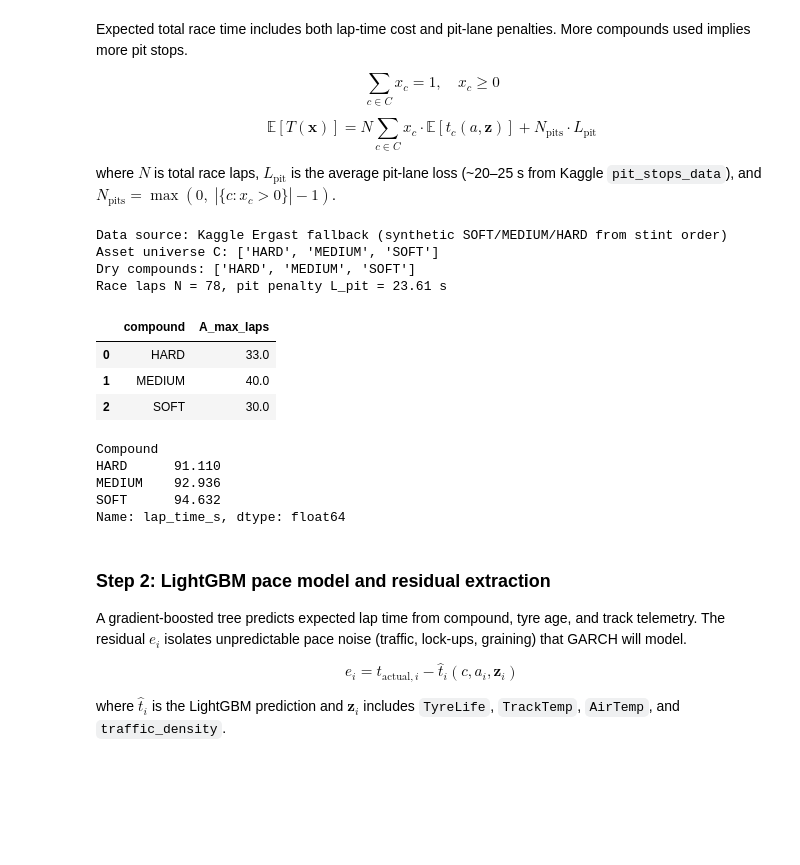
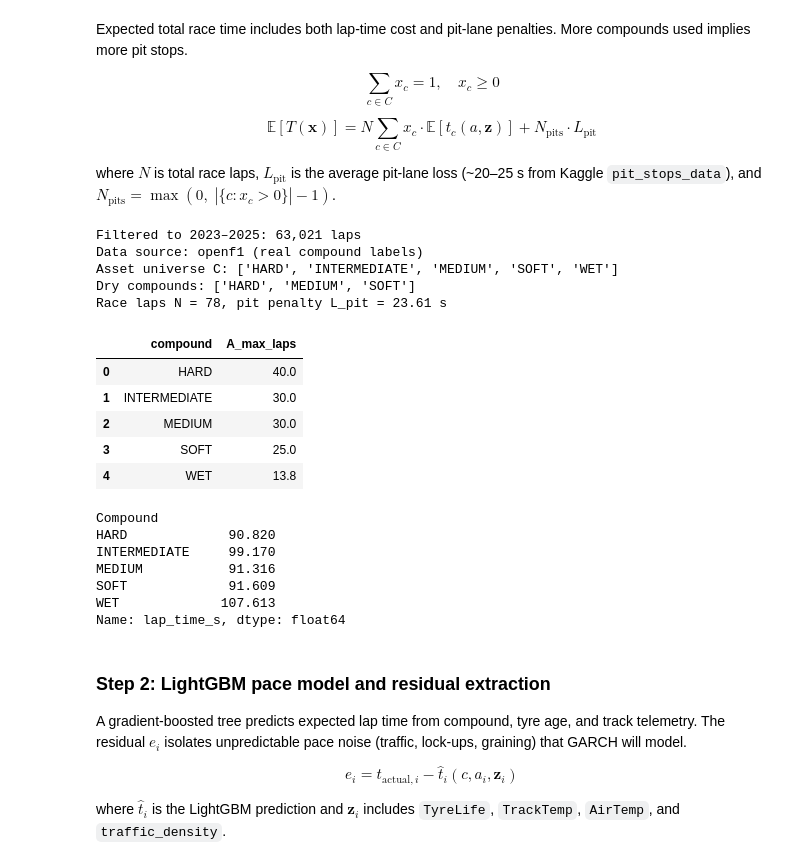
Before and after one commit to regional-specter/research-work, a Jupyter notebook: markowitz-mean-var-black-litterman-f1-tire.ipynb, the cells around one changed output. Drawn from its saved outputs; the diff is of its cells as text; code cells hidden in the pictures; blank space fills up the shorter version.

```diff
--- a/markowitz-mean-var-black-litterman-f1-tire.ipynb
+++ b/markowitz-mean-var-black-litterman-f1-tire.ipynb
@@ -661,7 +777,7 @@ where $N$ is total race laps, $L_{\text{pit}}$ is the average pit-lane loss (~20
 
 COMPOUND_CYCLE = ['SOFT', 'MEDIUM', 'HARD']
 
-def build_kaggle_fallback_pipeline(laps_df, pits_df, drivers_df, max_races=30):
+def build_kaggle_fallback_pipeline(laps_df, pits_df, drivers_df, year_min=YEAR_MIN, max_races=None):
     """Build modeling frame from Kaggle Ergast when compound APIs are unavailable."""
     laps = assign_stints(laps_df, pits_df)
     # assign_stints already attaches year and circuitId — avoid duplicate merge creating year_x/year_y
@@ -670,7 +786,7 @@ def build_kaggle_fallback_pipeline(laps_df, pits_df, drivers_df, max_races=30):
         laps = laps.drop(columns=['year_x', 'year_y'], errors='ignore')
     elif 'year' not in laps.columns:
         laps = laps.merge(races_data[['raceId', 'year', 'circuitId']], on='raceId', how='left')
-    laps = laps[laps['year'] >= 2018].copy()
+    laps = laps[laps['year'] >= year_min].copy()
     laps = laps.sort_values(['raceId', 'driverId', 'lap'])
     laps['Compound'] = laps['stint_id'].apply(lambda s: COMPOUND_CYCLE[int(s) % len(COMPOUND_CYCLE)])
     laps['TyreLife'] = laps['stint_lap']
@@ -681,7 +797,14 @@ def build_kaggle_fallback_pipeline(laps_df, pits_df, drivers_df, max_races=30):
     laps['AirTemp'] = 25.0
     laps = laps.merge(drivers_df[['driverId', 'code']], on='driverId', how='left')
     laps['Driver'] = laps['code'].fillna(laps['driverId'].astype(str))
-    recent_race_ids = laps.groupby('raceId')['year'].first().sort_values(ascending=False).head(max_races).index
+    if max_races is None:
+        return laps
+    recent_race_ids = (
+        laps.groupby('raceId')['year'].first()
+        .sort_values(ascending=False)
+        .head(max_races)
+        .index
+    )
     return laps[laps['raceId'].isin(recent_race_ids)]
 
 has_compound_api = (
@@ -694,6 +817,12 @@ has_compound_api = (
 if has_compound_api:
     DATA_SOURCE = COMPOUND_DATA_SOURCE
     pipeline_df = compound_laps_data.copy()
+    if 'Season' in pipeline_df.columns:
+        pipeline_df = pipeline_df[
+            (pipeline_df['Season'] >= OPENF1_YEAR_MIN) &
+            (pipeline_df['Season'] <= YEAR_MAX)
+        ]
+        print(f'Filtered to {OPENF1_YEAR_MIN}–{YEAR_MAX}: {len(pipeline_df):,} laps')
     if 'lap_time_s' not in pipeline_df.columns and 'LapTime' in pipeline_df.columns:
         pipeline_df['lap_time_s'] = pipeline_df['LapTime'].dt.total_seconds()
     pipeline_df['Compound'] = pipeline_df['Compound'].str.upper()
@@ -708,44 +837,53 @@ if has_compound_api:
     print(f'Data source: {DATA_SOURCE} (real compound labels)')
 else:
     DATA_SOURCE = 'kaggle_fallback'
-    pipeline_df = build_kaggle_fallback_pipeline(lap_times_data, pit_stops_data, drivers_data)
+    pipeline_df = build_kaggle_fallback_pipeline(
+        lap_times_data, pit_stops_data, drivers_data,
+        year_min=YEAR_MIN,
+        max_races=None,   # None = all races from YEAR_MIN onward
+    )
     print('Data source: Kaggle Ergast fallback (synthetic SOFT/MEDIUM/HARD from stint order)')
 
 pipeline_df = pipeline_df[(pipeline_df['lap_time_s'] > 60) & (pipeline_df['lap_time_s'] < 200)]
 pipeline_df['TrackTemp'] = pipeline_df['TrackTemp'].fillna(pipeline_df['TrackTemp'].median())
 pipeline_df['AirTemp'] = pipeline_df['AirTemp'].fillna(pipeline_df['AirTemp'].median())
 
 # Compound universe C and dry-weather subset for FIA two-compound rule
 COMPOUNDS = sorted(pipeline_df['Compound'].dropna().unique())
 DRY_COMPOUNDS = [c for c in COMPOUNDS if c not in {'WET', 'INTERMEDIATE'}]
 print('Asset universe C:', COMPOUNDS)
 print('Dry compounds:', DRY_COMPOUNDS)
 
 # Race parameters: total laps N and pit-lane penalty L_pit from Kaggle historical stops
 N_LAPS = int(pipeline_df['LapNumber'].max())
 L_PIT = pit_stops_data['milliseconds'].dropna().median() / 1000.0
 print(f'Race laps N = {N_LAPS}, pit penalty L_pit = {L_PIT:.2f} s')
 
 # Maximum stint life A_max(c): empirical 95th percentile tyre life per compound (thermal cliff proxy)
 A_MAX = pipeline_df.groupby('Compound')['TyreLife'].quantile(0.95).to_dict()
 display(pd.DataFrame({'compound': list(A_MAX.keys()), 'A_max_laps': list(A_MAX.values())}).round(1))
 
 # Historical mean lap time per compound (prior for mu_0 before model fitting)
 mu_0 = pipeline_df.groupby('Compound')['lap_time_s'].mean().reindex(COMPOUNDS)
 display(mu_0.round(3))
 # %% [output]
-Data source: Kaggle Ergast fallback (synthetic SOFT/MEDIUM/HARD from stint order)
-Asset universe C: ['HARD', 'MEDIUM', 'SOFT']
+Filtered to 2023–2025: 63,021 laps
+Data source: openf1 (real compound labels)
+Asset universe C: ['HARD', 'INTERMEDIATE', 'MEDIUM', 'SOFT', 'WET']
 Dry compounds: ['HARD', 'MEDIUM', 'SOFT']
 Race laps N = 78, pit penalty L_pit = 23.61 s
 |  | compound | A_max_laps |
-| 0 | HARD | 33.0 |
-| 1 | MEDIUM | 40.0 |
-| 2 | SOFT | 30.0 |
+| 0 | HARD | 40.0 |
+| 1 | INTERMEDIATE | 30.0 |
+| 2 | MEDIUM | 30.0 |
+| 3 | SOFT | 25.0 |
+| 4 | WET | 13.8 |
 Compound
-HARD      91.110
-MEDIUM    92.936
-SOFT      94.632
+HARD             90.820
+INTERMEDIATE     99.170
+MEDIUM           91.316
+SOFT             91.609
+WET             107.613
 Name: lap_time_s, dtype: float64
 # %% [markdown]
 ### Step 2: LightGBM pace model and residual extraction
```
Also changed, not shown: parts of 8 cells of this notebook.
